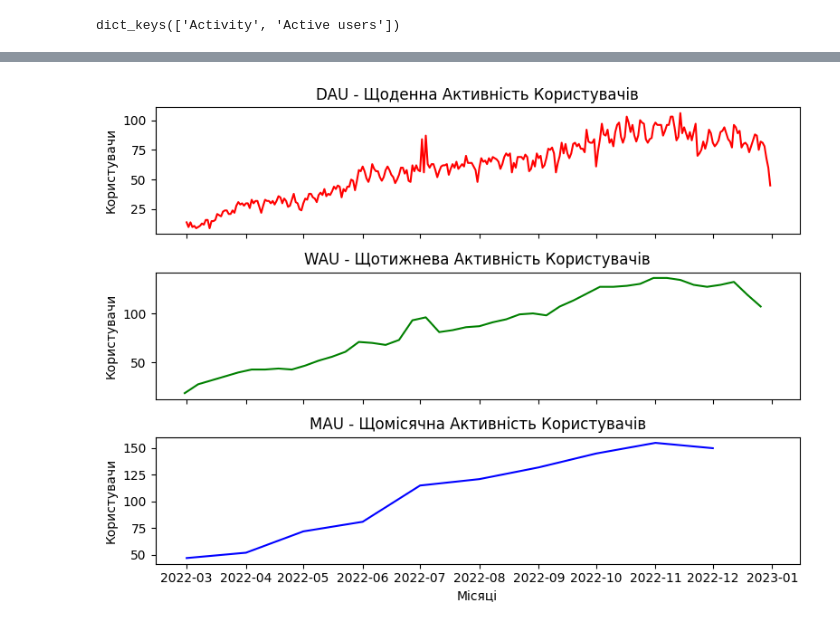
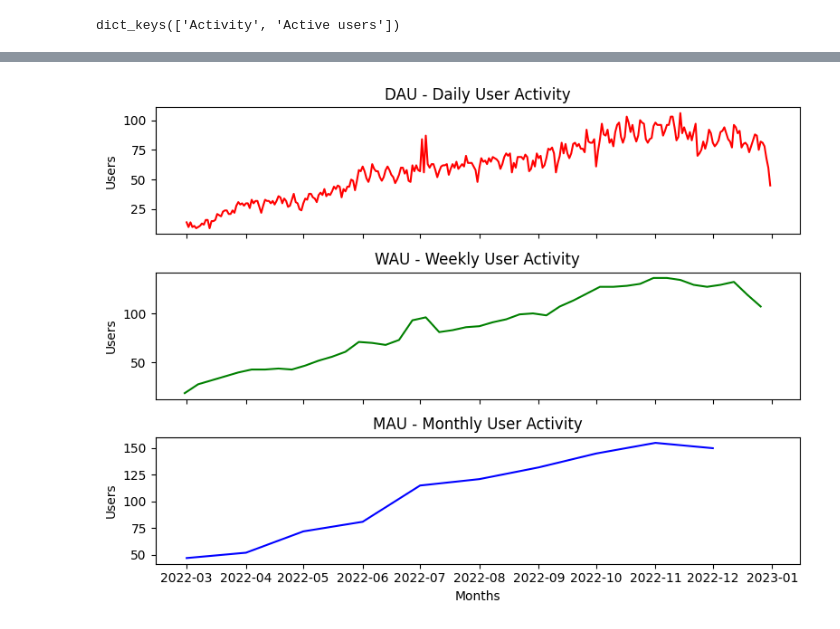
Before and after one commit to Nikita-Zuev/Python_User_Activity_Analysis, a Jupyter notebook: main.ipynb, the cells around one changed output, grey strips where cells are left out. Drawn from its saved outputs; the diff is of its cells as text; code cells hidden in the pictures.

```diff
--- a/main.ipynb
+++ b/main.ipynb
@@ -165,28 +162,28 @@ plt.show()
 # %%
 dau = df.groupby('activity_date')['user_id'].nunique().reset_index()
 
 df['week_start_date'] = df['activity_date'].dt.to_period('W').apply(lambda x: x.start_time)
 wau = df.groupby('week_start_date')['user_id'].nunique().reset_index()
 
 df['month_start_date'] = df['activity_date'].dt.to_period('M').apply(lambda x: x.start_time)
 mau = df.groupby('month_start_date')['user_id'].nunique().reset_index()
 
 fig, axes = plt.subplots(3, 1, figsize=(8, 6), sharex=True)
 
 sns.lineplot(ax=axes[0], x=dau["activity_date"], y=dau['user_id'], color="red")
-axes[0].set_title("DAU - Щоденна Активність Користувачів")
-axes[0].set_ylabel("Користувачи")
+axes[0].set_title("DAU - Daily User Activity")
+axes[0].set_ylabel("Users")
 
 sns.lineplot(ax=axes[1], x=wau["week_start_date"], y=wau['user_id'], color="green")
-axes[1].set_title("WAU - Щотижнева Активність Користувачів")
-axes[1].set_ylabel("Користувачи")
+axes[1].set_title("WAU - Weekly User Activity")
+axes[1].set_ylabel("Users")
 
 sns.lineplot(ax=axes[2], x=mau["month_start_date"], y=mau["user_id"], color="blue")
-axes[2].set_title("MAU - Щомісячна Активність Користувачів")
-axes[2].set_ylabel("Користувачи")
-axes[2].set_xlabel("Місяці")
+axes[2].set_title("MAU - Monthly User Activity")
+axes[2].set_ylabel("Users")
+axes[2].set_xlabel("Months")
 
 plt.tight_layout()
 plt.show()
 # %% [output]
-[figure, old version]
+[figure, new version]
```
Also changed, not shown: parts of 30 cells of this notebook.
